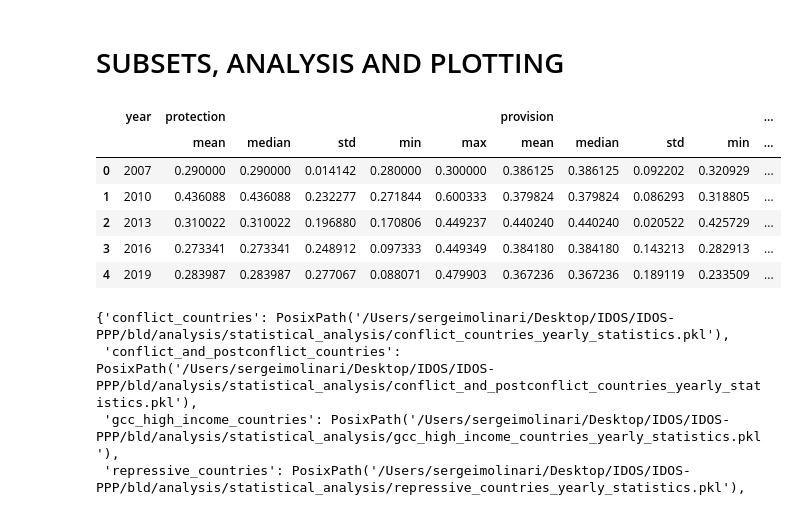
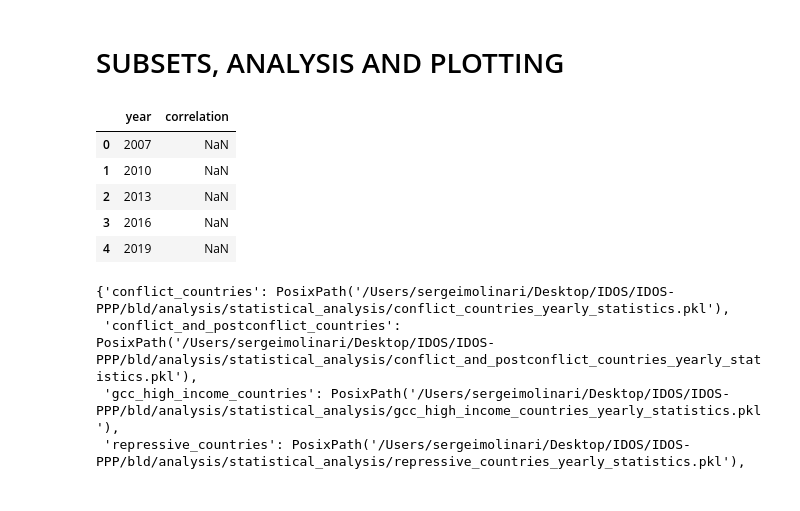
Before and after one commit to sergeimolinari/IDOS-PPP, a Jupyter notebook: src/idos_ppp/data_management/try.ipynb, the cells around one changed output. Saved outputs shown, nothing was run; the diff lists cells and outputs as text; code cells hidden in the pictures.

```diff
--- a/src/idos_ppp/data_management/try.ipynb
+++ b/src/idos_ppp/data_management/try.ipynb
@@ -206,20 +219,19 @@ else:
 # %%
 
 prova3_stat_yrl_data = pd.read_pickle(
     BLD
     / "analysis"
-    / "statistical_analysis"
-    / "conflict_and_postconflict_countries_yearly_statistics.pkl",
+    / "prot_part_correlations"
+    / "yearly_prot_part_continent_correlations.pkl",
 )
 prova3_stat_yrl_data
 # %% [output]
-|  | year | protection |  |  |  |  | provision |  |  |  | ... |
-|  |  | mean | median | std | min | max | mean | median | std | min | ... |
-| 0 | 2007 | 0.290000 | 0.290000 | 0.014142 | 0.280000 | 0.300000 | 0.386125 | 0.386125 | 0.092202 | 0.320929 | ... |
-| 1 | 2010 | 0.436088 | 0.436088 | 0.232277 | 0.271844 | 0.600333 | 0.379824 | 0.379824 | 0.086293 | 0.318805 | ... |
-| 2 | 2013 | 0.310022 | 0.310022 | 0.196880 | 0.170806 | 0.449237 | 0.440240 | 0.440240 | 0.020522 | 0.425729 | ... |
-| 3 | 2016 | 0.273341 | 0.273341 | 0.248912 | 0.097333 | 0.449349 | 0.384180 | 0.384180 | 0.143213 | 0.282913 | ... |
-| 4 | 2019 | 0.283987 | 0.283987 | 0.277067 | 0.088071 | 0.479903 | 0.367236 | 0.367236 | 0.189119 | 0.233509 | ... |
+|  | year | correlation |
+| 0 | 2007 | NaN |
+| 1 | 2010 | NaN |
+| 2 | 2013 | NaN |
+| 3 | 2016 | NaN |
+| 4 | 2019 | NaN |
 # %%
 from idos_ppp.parameters import country_lists, three_p_indexes, years
 
```
Also changed, not shown: parts of 1 cell of this notebook, 3 other files.
